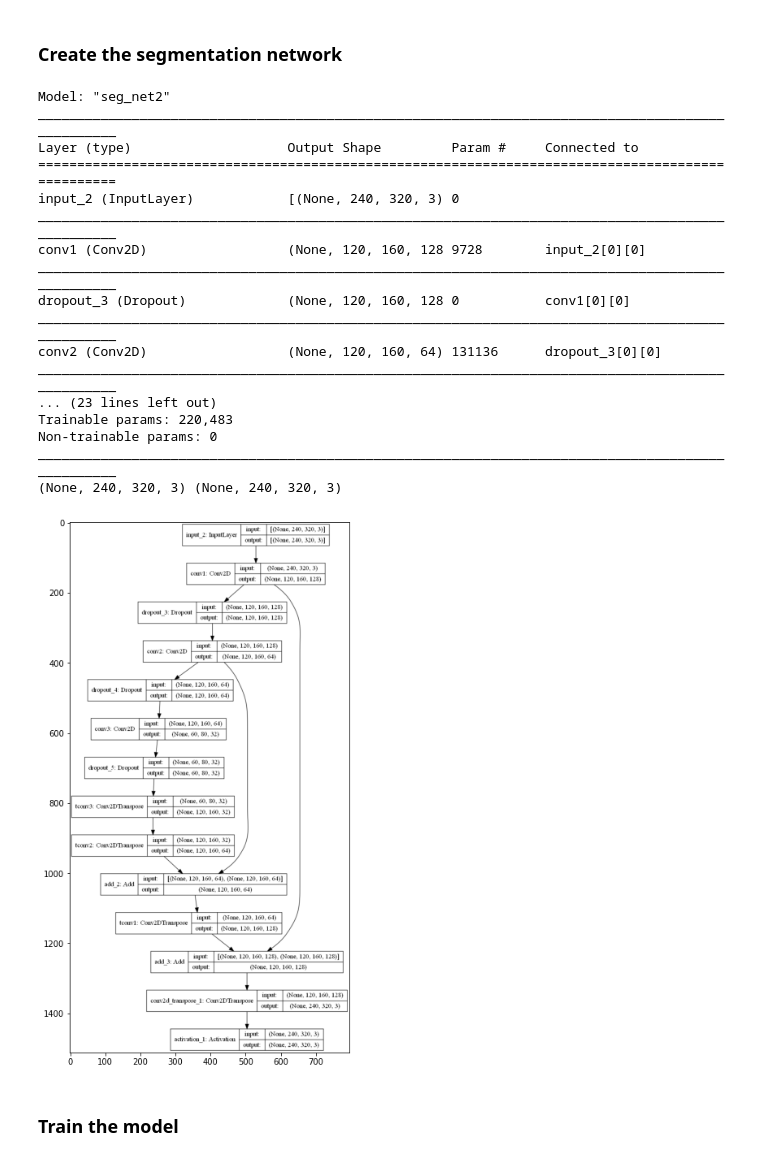
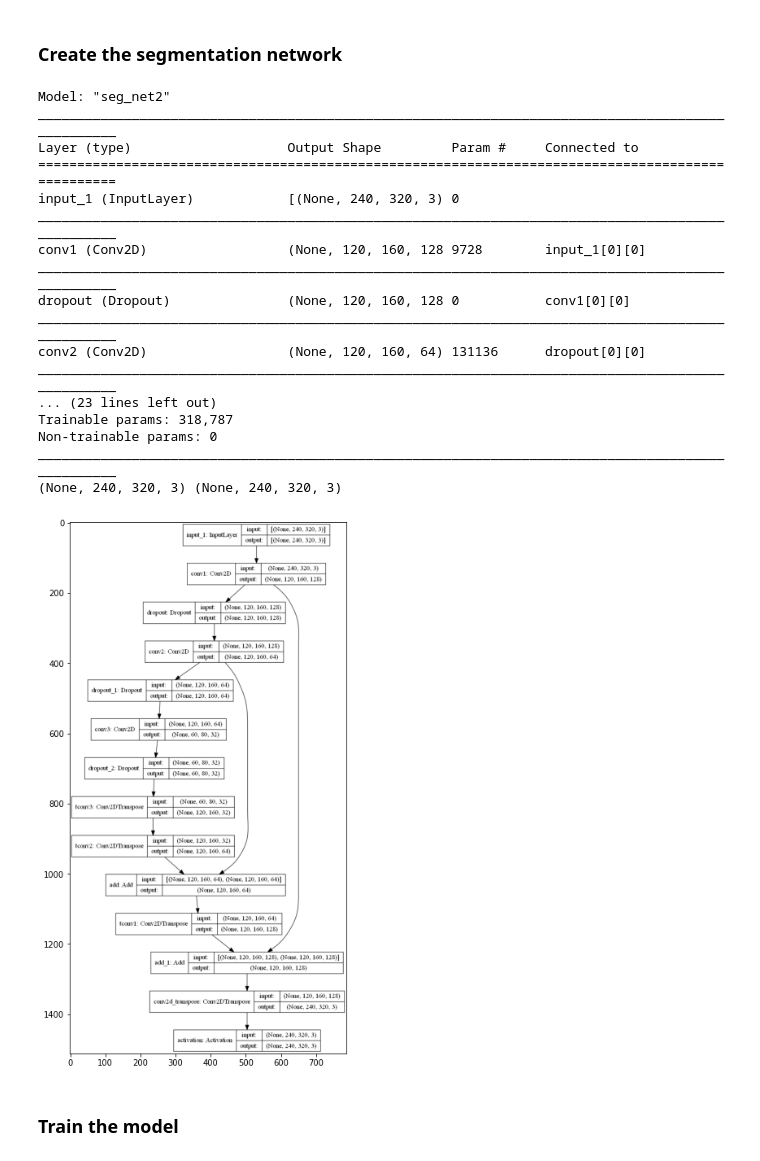
Before and after one commit to fvilmos/road_segmentation, a Jupyter notebook: segmentation_trainer.ipynb, the cells around one changed output. Drawn from its saved outputs; the diff is of its cells as text; code cells hidden in the pictures.

Commit message:
input shape changed

```diff
--- a/segmentation_trainer.ipynb
+++ b/segmentation_trainer.ipynb
@@ -111,7 +111,7 @@ fn_filter = [lambda x: True]
 
 for file in files:
     print ("Loading:",file)
-    data.extend(utils.load_data(file,filter_fn=fn_filter, file_tag=['depth_c','rgb_c']))
+    data.extend(utils.load_data(file,filter_fn=fn_filter, file_tag=['rgb_c','depth_c']))
 
 data = np.array(data)
 print (len(data))
@@ -143,7 +143,7 @@ for i in range (len(test_sample[0])//2):
     sin = test_sample[0][i]*255
     sout = test_sample[1][i]*255
     sin = cv2.cvtColor(sin.astype(np.uint8),cv2.COLOR_BGR2RGB)
-    sout = cv2.cvtColor(sout.astype(np.uint8),cv2.COLOR_BGR2RGB)
+    sout = sout.astype(np.uint8)
 
     img = cv2.addWeighted(sin, 1, sout,0.5, 1)
     axs[i].imshow(img)
@@ -172,7 +172,7 @@ def seg_model(img_size=[200,160], img_channels=3, batch_size=8, name="seg_net2")
     val = keras.layers.Conv2DTranspose(64,(2,2),strides=(1,1), activation="relu", padding="SAME", name="tconv2")(val)
     val = keras.layers.Add()([val, val_c2])
 
-    val = keras.layers.Conv2DTranspose(128,(2,2),strides=(1,1), activation="relu", padding="SAME", name="tconv1")(val)
+    val = keras.layers.Conv2DTranspose(128,(4,4),strides=(1,1), activation="relu", padding="SAME", name="tconv1")(val)
     val = keras.layers.Add()([val, val_c1])
 
     val = keras.layers.Conv2DTranspose(3,(2,2),strides=(2,2), padding="SAME")(val)
@@ -181,39 +181,39 @@ def seg_model(img_size=[200,160], img_channels=3, batch_size=8, name="seg_net2")
 
     model = keras.Model(inputs=data_in,outputs=out, name=name)
     model.summary()
     keras.utils.plot_model(model,to_file=".\\info\\"+name+".png",show_shapes=True)
 
     model.compile(optimizer=keras.optimizers.Adam(),loss=[keras.losses.mae], metrics=['mae'])
     print (data_in.shape, out.shape)
 
     img = plt.imread(".\\info\\"+ name + '.png')
     plt.figure(figsize=(10,12))
     plt.imshow(img)
 
     return model
 
 
 # create the model
 model = seg_model(img_size=[NET_SHAPE[0],NET_SHAPE[1]])
 # %% [output]
 Model: "seg_net2"
 __________________________________________________________________________________________________
 Layer (type)                    Output Shape         Param #     Connected to
 ==================================================================================================
-input_2 (InputLayer)            [(None, 240, 320, 3) 0
+input_1 (InputLayer)            [(None, 240, 320, 3) 0
 __________________________________________________________________________________________________
-conv1 (Conv2D)                  (None, 120, 160, 128 9728        input_2[0][0]
+conv1 (Conv2D)                  (None, 120, 160, 128 9728        input_1[0][0]
 __________________________________________________________________________________________________
-dropout_3 (Dropout)             (None, 120, 160, 128 0           conv1[0][0]
+dropout (Dropout)               (None, 120, 160, 128 0           conv1[0][0]
 __________________________________________________________________________________________________
-conv2 (Conv2D)                  (None, 120, 160, 64) 131136      dropout_3[0][0]
+conv2 (Conv2D)                  (None, 120, 160, 64) 131136      dropout[0][0]
 __________________________________________________________________________________________________
 ... (23 lines left out)
-Trainable params: 220,483
+Trainable params: 318,787
 Non-trainable params: 0
 __________________________________________________________________________________________________
 (None, 240, 320, 3) (None, 240, 320, 3)
-[figure, old version]
+[figure, new version]
 # %% [markdown]
 ### Train the model
 # %%
```
Also changed, not shown: parts of 6 cells of this notebook, 5 other files.
